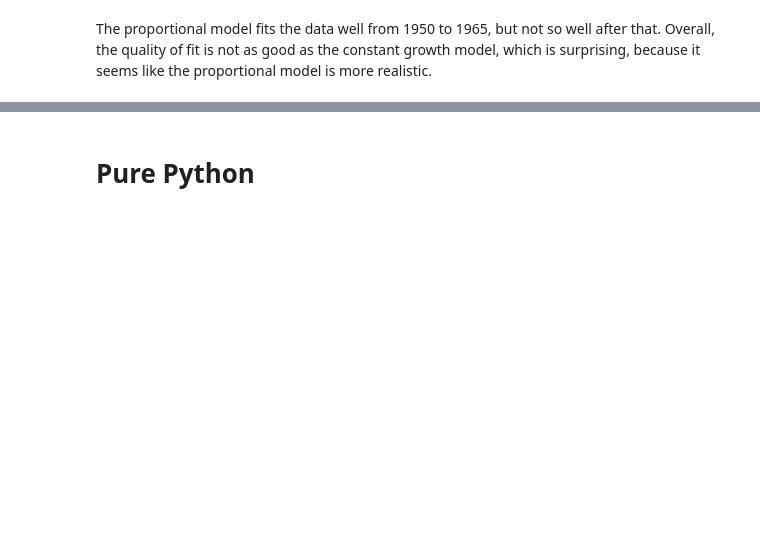
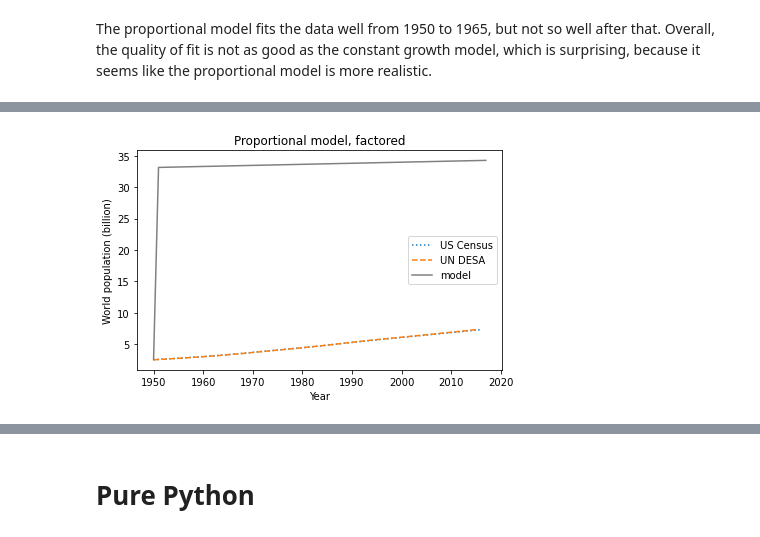
Before and after one commit to mgino11/Simulation_Modeling, a Jupyter notebook: Discussions/World_Population.ipynb, the cells around one changed output, grey strips where cells are left out. Cells and saved outputs as stored; diff of their text form; code cells hidden in the pictures; blank space fills up the shorter version.

```diff
--- a/Discussions/World_Population.ipynb
+++ b/Discussions/World_Population.ipynb
@@ -130,0 +137,19 @@ The proportional model fits the data well from 1950 to 1965, but not so well aft
+# %%
+def growth_func1(t, pop, system):
+    births = system.birth_rate * pop
+    deaths = system.death_rate * pop
+    return births - deaths
+# %%
+def run_simulation(system, growth_func1):
+    results = TimeSeries()
+    results[system.t_0] = system.p_0
+
+    for t in linrange(system.t_0, system.t_end):
+        results[t+1] = growth_func1(results[t], t, system)
+
+    return results
+# %%
+results = run_simulation(system, growth_func1)
+plot_results(census, un, results, 'Proportional model, factored')
+# %% [output]
+[figure, added]
```
Also changed, not shown: parts of 20 cells of this notebook, 1 other file.
